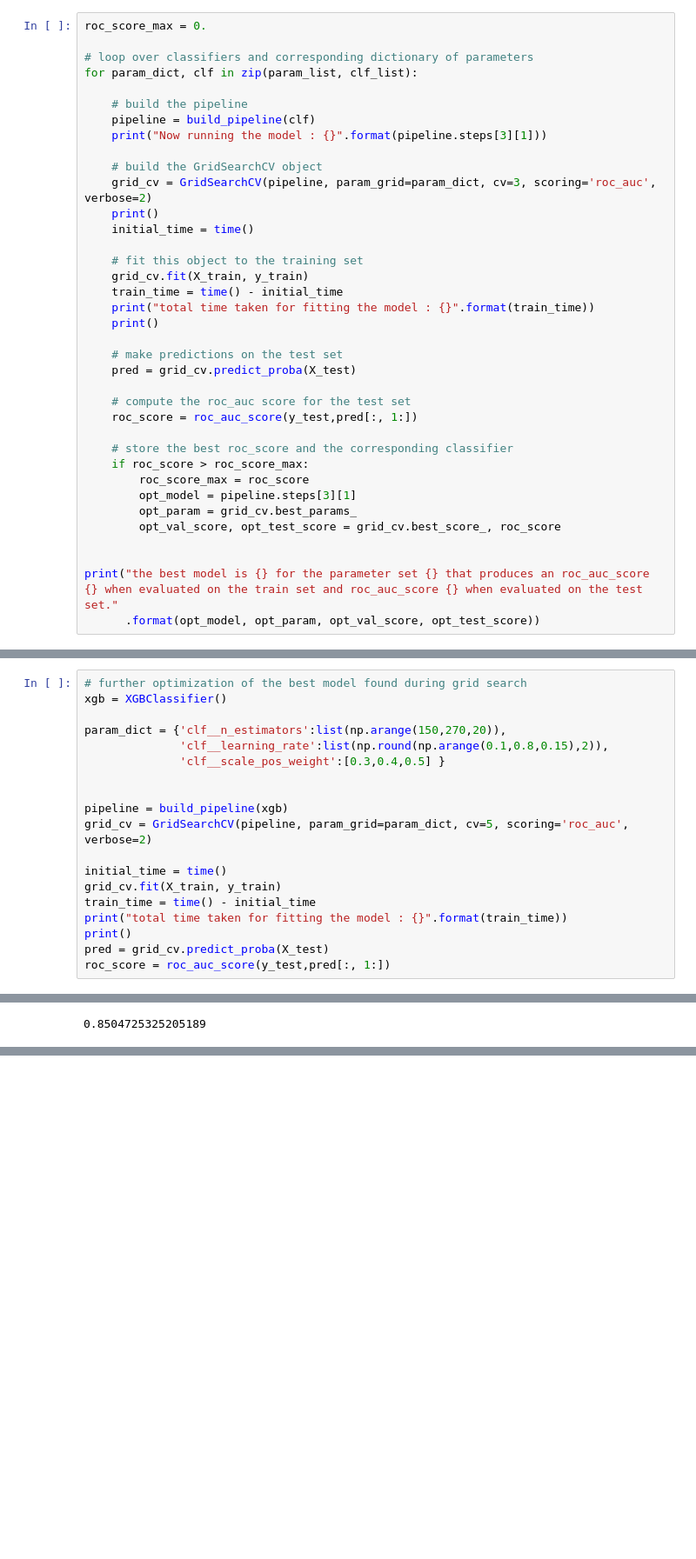
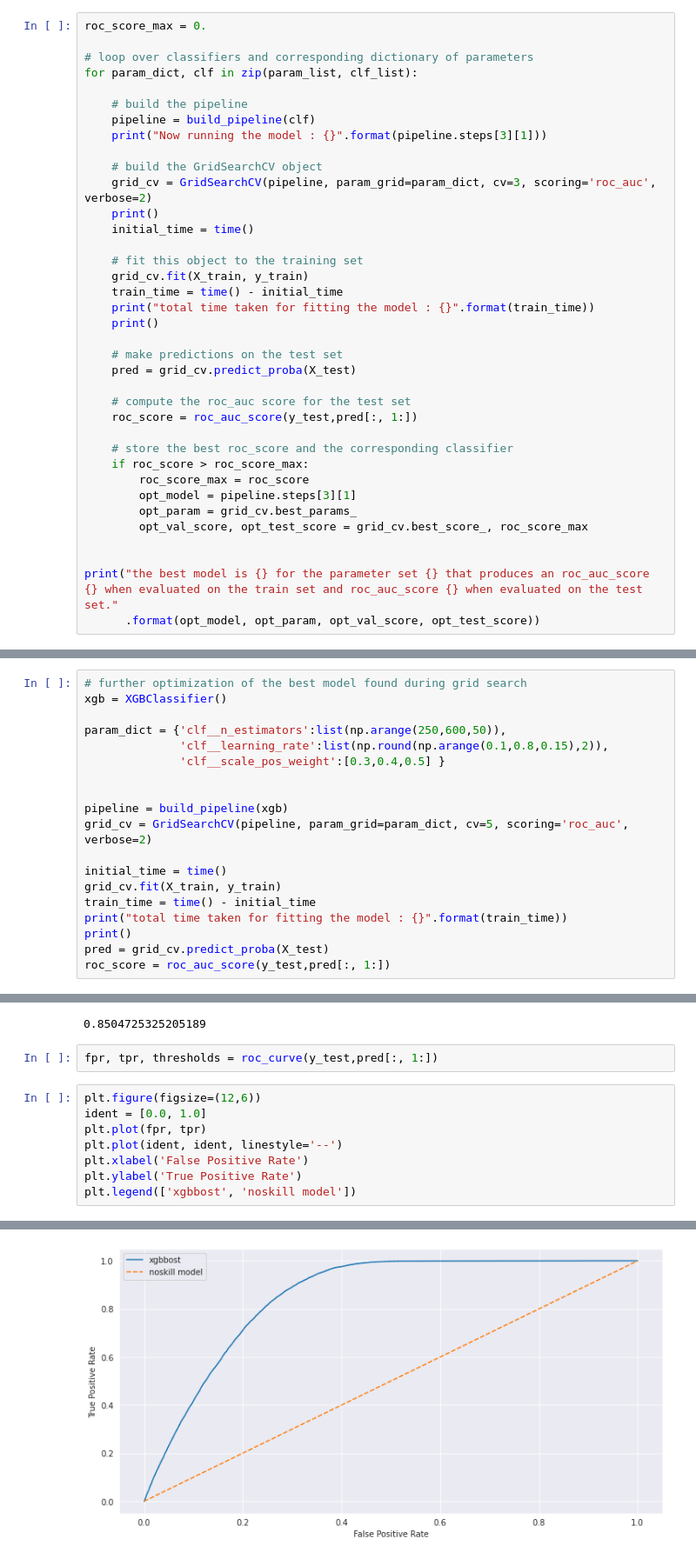
Before and after one commit to nabanitarimpi/Health-insurance-sell-prediction, a Jupyter notebook: health_insurance.ipynb, the cells around one changed output, grey strips where cells are left out. Shown at 87% size. Saved outputs shown, nothing was run; the diff lists cells and outputs as text; blank space fills up the shorter version.

```diff
--- a/health_insurance.ipynb
+++ b/health_insurance.ipynb
@@ -513,7 +513,7 @@ for param_dict, clf in zip(param_list, clf_list):
         roc_score_max = roc_score
         opt_model = pipeline.steps[3][1]
         opt_param = grid_cv.best_params_
-        opt_val_score, opt_test_score = grid_cv.best_score_, roc_score
+        opt_val_score, opt_test_score = grid_cv.best_score_, roc_score_max
 
 
 print("the best model is {} for the parameter set {} that produces an roc_auc_score {} when evaluated on the train set and roc_auc_score {} when evaluated on the test set."
@@ -578,7 +578,7 @@ Fitting 3 folds for each of 8 candidates, totalling 24 fits
 # further optimization of the best model found during grid search
 xgb = XGBClassifier()
 
-param_dict = {'clf__n_estimators':list(np.arange(150,270,20)),
+param_dict = {'clf__n_estimators':list(np.arange(250,600,50)),
               'clf__learning_rate':list(np.round(np.arange(0.1,0.8,0.15),2)),
               'clf__scale_pos_weight':[0.3,0.4,0.5] }
 
@@ -755,3 +741,14 @@ grid_cv_ada.best_params_
 roc_score
 # %% [output]
 0.8504725325205189
+# %%
+fpr, tpr, thresholds = roc_curve(y_test,pred[:, 1:])
+# %%
+plt.figure(figsize=(12,6))
+ident = [0.0, 1.0]
+plt.plot(fpr, tpr)
+plt.plot(ident, ident, linestyle='--')
+plt.xlabel('False Positive Rate')
+plt.ylabel('True Positive Rate')
+plt.legend(['xgbbost', 'noskill model'])
+# %% [output]
@@ -758 +756,2 @@ roc_score
+[figure, added]
 # %% [markdown]
```
Also changed, not shown: parts of 19 cells of this notebook, 3 other files.
